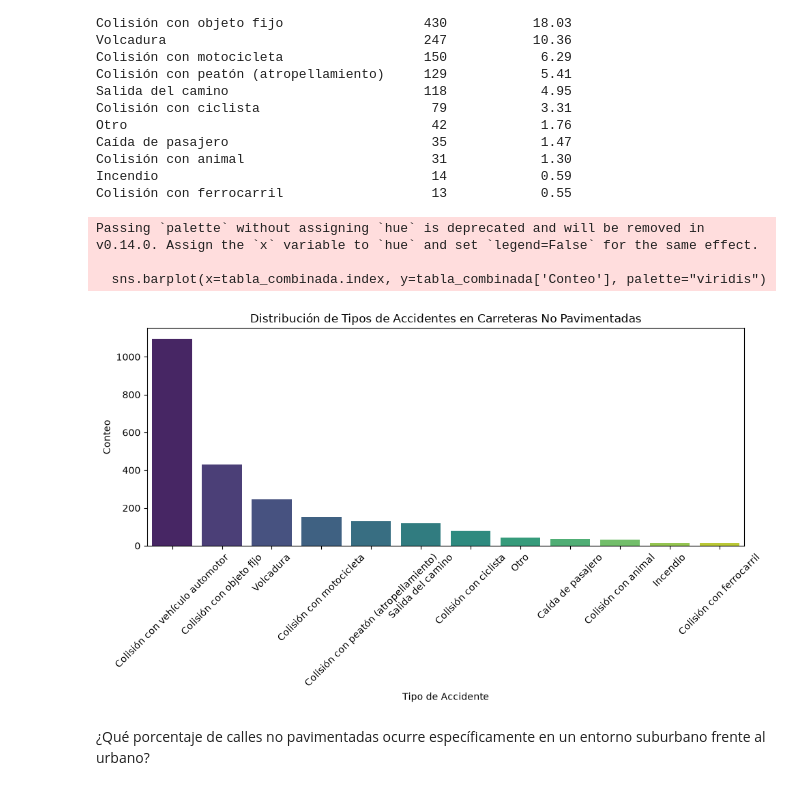
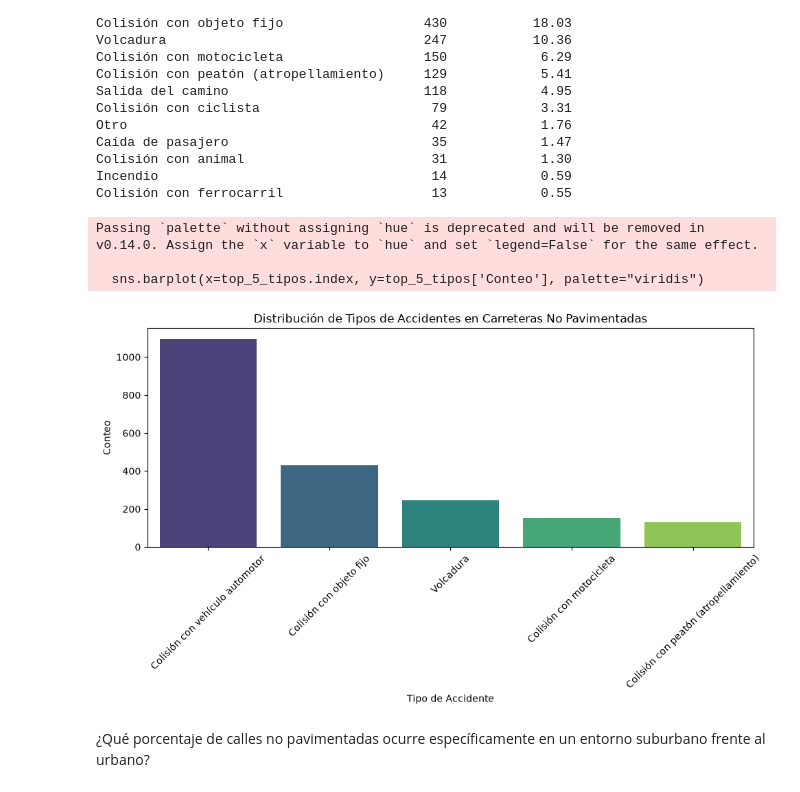
Before and after one commit to mdc-feature-engineering/traffic-accidents-mx-mdc, a Jupyter notebook: notebooks/data_analysis_table.ipynb, the cells around one changed output. Saved outputs shown, nothing was run; the diff lists cells and outputs as text; code cells hidden in the pictures.

```diff
--- a/notebooks/data_analysis_table.ipynb
+++ b/notebooks/data_analysis_table.ipynb
@@ -102,18 +102,22 @@ Colisión con ferrocarril                   13            0.55
 # %%
 # Grafica para ver la distribución de tipos de accidentes en carreteras no pavimentadas
 plt.figure(figsize=(10, 6))
-sns.barplot(x=tabla_combinada.index, y=tabla_combinada['Conteo'], palette="viridis")
+
+# Filtrar los 5 tipos de accidentes más frecuentes
+top_5_tipos = tabla_combinada.nlargest(5, 'Conteo')
+
+sns.barplot(x=top_5_tipos.index, y=top_5_tipos['Conteo'], palette="viridis")
 plt.title("Distribución de Tipos de Accidentes en Carreteras No Pavimentadas")
 plt.xlabel("Tipo de Accidente")
 plt.ylabel("Conteo")
 plt.xticks(rotation=45)
 plt.tight_layout()
 plt.show()
 # %% [output]
 Passing `palette` without assigning `hue` is deprecated and will be removed in v0.14.0. Assign the `x` variable to `hue` and set `legend=False` for the same effect.
 
-  sns.barplot(x=tabla_combinada.index, y=tabla_combinada['Conteo'], palette="viridis")
+  sns.barplot(x=top_5_tipos.index, y=top_5_tipos['Conteo'], palette="viridis")
-[figure, old version]
+[figure, new version]
 # %% [markdown]
 ¿Qué porcentaje de calles no pavimentadas ocurre específicamente en un entorno suburbano frente al urbano?
 # %%
```
Also changed, not shown: parts of 3 cells of this notebook.
